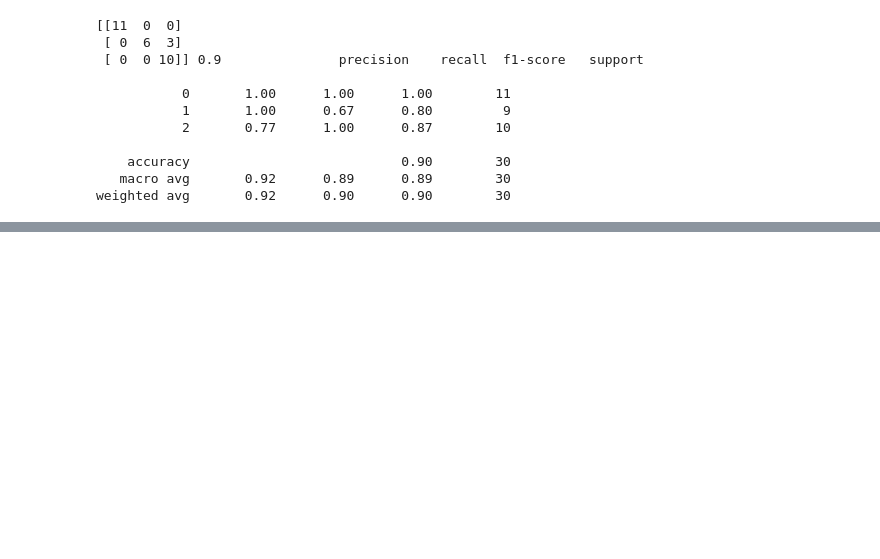
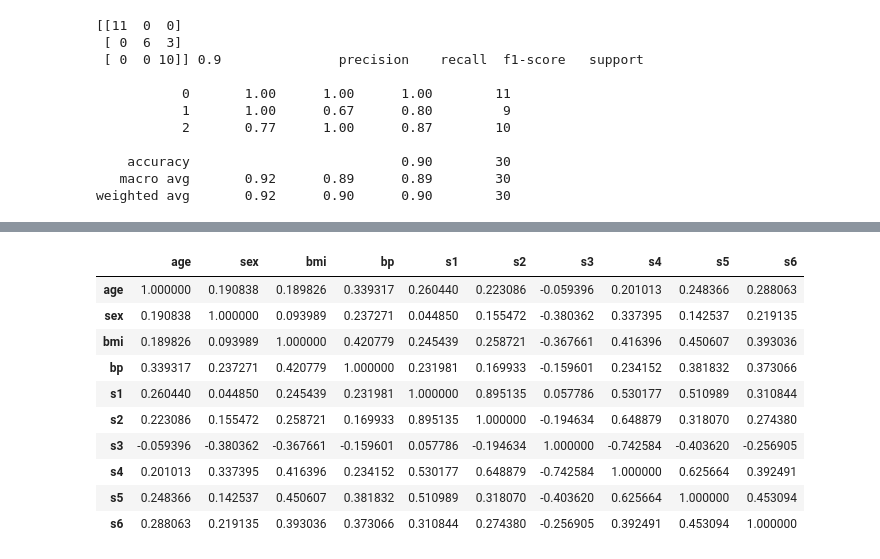
Before and after one commit to KrrishOS/ML-Learning, a Jupyter notebook: 9.DecisionTreeClassifier&Regressor/DecisionTreeImplementation.ipynb, the cells around one changed output, grey strips where cells are left out. Drawn from its saved outputs; the diff is of its cells as text; code cells hidden in the pictures; blank space fills up the shorter version.

```diff
--- a/9.DecisionTreeClassifier&Regressor/DecisionTreeImplementation.ipynb
+++ b/9.DecisionTreeClassifier&Regressor/DecisionTreeImplementation.ipynb
@@ -169,0 +261,14 @@ weighted avg       0.92      0.90      0.90        30
+# %%
+X_train.corr()
+# %% [output]
+|  | age | sex | bmi | bp | s1 | s2 | s3 | s4 | s5 | s6 |
+| age | 1.000000 | 0.190838 | 0.189826 | 0.339317 | 0.260440 | 0.223086 | -0.059396 | 0.201013 | 0.248366 | 0.288063 |
+| sex | 0.190838 | 1.000000 | 0.093989 | 0.237271 | 0.044850 | 0.155472 | -0.380362 | 0.337395 | 0.142537 | 0.219135 |
+| bmi | 0.189826 | 0.093989 | 1.000000 | 0.420779 | 0.245439 | 0.258721 | -0.367661 | 0.416396 | 0.450607 | 0.393036 |
+| bp | 0.339317 | 0.237271 | 0.420779 | 1.000000 | 0.231981 | 0.169933 | -0.159601 | 0.234152 | 0.381832 | 0.373066 |
+| s1 | 0.260440 | 0.044850 | 0.245439 | 0.231981 | 1.000000 | 0.895135 | 0.057786 | 0.530177 | 0.510989 | 0.310844 |
+| s2 | 0.223086 | 0.155472 | 0.258721 | 0.169933 | 0.895135 | 1.000000 | -0.194634 | 0.648879 | 0.318070 | 0.274380 |
+| s3 | -0.059396 | -0.380362 | -0.367661 | -0.159601 | 0.057786 | -0.194634 | 1.000000 | -0.742584 | -0.403620 | -0.256905 |
+| s4 | 0.201013 | 0.337395 | 0.416396 | 0.234152 | 0.530177 | 0.648879 | -0.742584 | 1.000000 | 0.625664 | 0.392491 |
+| s5 | 0.248366 | 0.142537 | 0.450607 | 0.381832 | 0.510989 | 0.318070 | -0.403620 | 0.625664 | 1.000000 | 0.453094 |
+| s6 | 0.288063 | 0.219135 | 0.393036 | 0.373066 | 0.310844 | 0.274380 | -0.256905 | 0.392491 | 0.453094 | 1.000000 |
```
Also changed, not shown: parts of 26 cells of this notebook.
